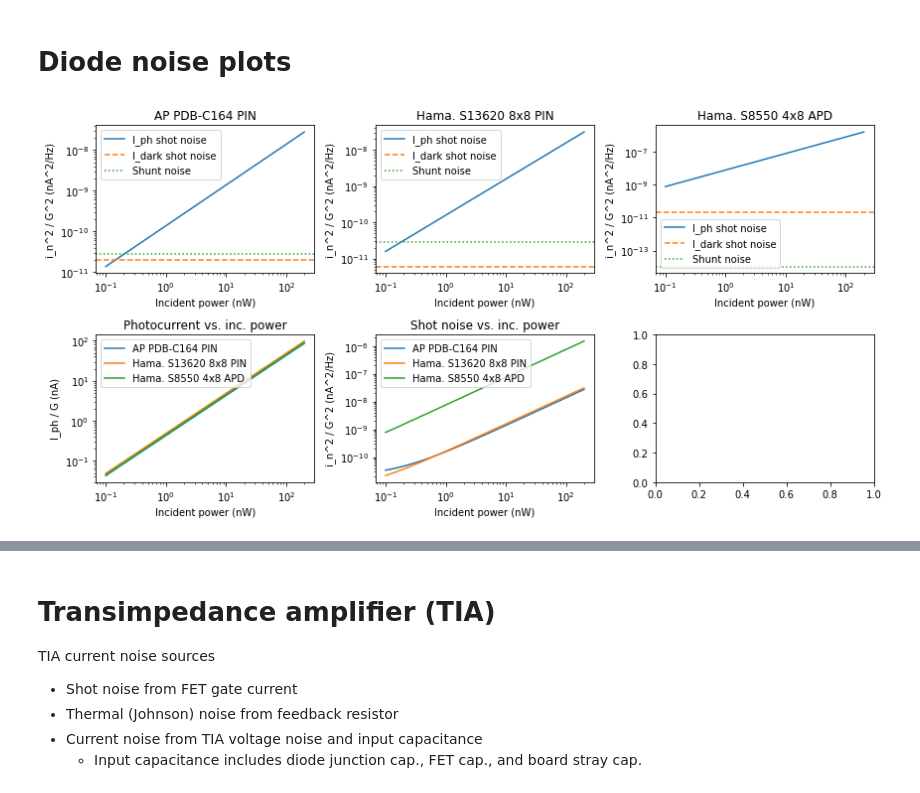
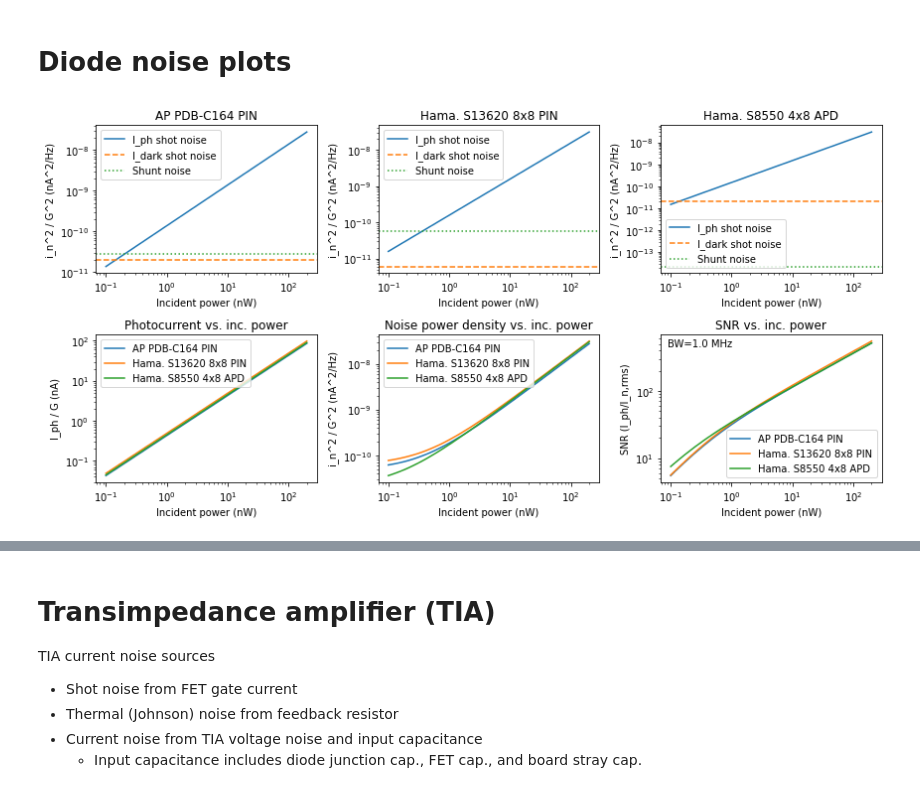
Before and after one commit to drsmith48/w7x-bes-design, a Jupyter notebook: detectors.ipynb, the cells around one changed output, grey strips where cells are left out. Drawn from its saved outputs; the diff is of its cells as text; code cells hidden in the pictures.

```diff
--- a/detectors.ipynb
+++ b/detectors.ipynb
@@ -98,52 +95,74 @@ Hama. S8550 4x8 APD
 # %%
 ncols, nrows = 3, 2
 fig, axes = plt.subplots(ncols=ncols, nrows=nrows, figsize=(ncols*4, nrows*3))
+
 p_inc = np.geomspace(0.1,200)  # incident power [nW]
-
-t_def = -20
+temp = -20
 
 iplot=0
 for diode in diodes.values():
     plt.sca(axes.flat[iplot])
+    plt.title(diode.name)
     plt.loglog(p_inc,
         diode.photocurrent_shot_noise_CNPD(p_inc) / diode.gain**2 * 1e18,
         label='I_ph shot noise', c='C0')
-    plt.axhline(diode.dark_current_shot_noise_CNPD(t=t_def) / diode.gain**2 * 1e18,
+    plt.axhline(diode.dark_current_shot_noise_CNPD(t=temp) / diode.gain**2 * 1e18,
         label='I_dark shot noise', ls='--', c='C1')
-    plt.axhline(diode.shunt_noise_CNPD(t=t_def) / diode.gain**2 * 1e18,
+    plt.axhline(diode.shunt_noise_CNPD(t=temp) / diode.gain**2 * 1e18,
         label='Shunt noise', ls=':', c='C2')
     plt.xlabel('Incident power (nW)')
     plt.ylabel('i_n^2 / G^2 (nA^2/Hz)')
-    plt.title(diode.name)
     plt.legend()
     iplot += 1
 
 # photocurrent vs. inc. power
 plt.sca(axes.flat[iplot])
+plt.title('Photocurrent vs. inc. power')
 for diode in diodes.values():
     plt.loglog(p_inc,
         diode.photocurrent(p_inc)/diode.gain*1e9,
         label=diode.name)
 plt.xlabel('Incident power (nW)')
 plt.ylabel('I_ph / G (nA)')
-plt.title('Photocurrent vs. inc. power')
 plt.legend()
 iplot +=1
 
 # noise vs. inc. power
 plt.sca(axes.flat[iplot])
+plt.title('Noise power density vs. inc. power')
 for diode in diodes.values():
-    shot_noise_CNPD = diode.photocurrent_shot_noise_CNPD(p_inc, ideal=False) + \
-        diode.dark_current_shot_noise_CNPD(t=t_def, ideal=False)
+    noise_CNPD = diode.photocurrent_shot_noise_CNPD(p_inc) + \
+        diode.dark_current_shot_noise_CNPD(t=temp) + \
+        diode.shunt_noise_CNPD(t=temp)
     plt.loglog(p_inc,
-        shot_noise_CNPD / diode.gain**2 * 1e18,
+        noise_CNPD / diode.gain**2 * 1e18,
         label=diode.name)
 plt.xlabel('Incident power (nW)')
 plt.ylabel('i_n^2 / G^2 (nA^2/Hz)')
-plt.title('Shot noise vs. inc. power')
+plt.legend()
+iplot+=1
+
+# SNR vs. inc. power
+plt.sca(axes.flat[iplot])
+bw=1e6
+plt.title(f'SNR vs. inc. power')
+for diode in diodes.values():
+    photocurrent = diode.photocurrent(p_inc)*1e9
+    noise_current = np.sqrt(bw*(diode.photocurrent_shot_noise_CNPD(p_inc) + \
+        diode.dark_current_shot_noise_CNPD(t=temp) + \
+        diode.shunt_noise_CNPD(t=temp)))*1e9
+    plt.loglog(p_inc,
+        photocurrent/noise_current,
+        label=diode.name)
+plt.xlabel('Incident power (nW)')
+plt.ylabel('SNR (I_ph/I_n,rms)')
+plt.annotate(f'BW={bw/1e6:.1f} MHz',
+    xycoords='axes fraction',
+    xy=(0.03,0.92),
+    )
 plt.legend()
 iplot+=1
 
 plt.tight_layout()
 # %% [output]
-[figure, old version]
+[figure, new version]
```
Also changed, not shown: parts of 3 cells of this notebook, 1 other file.
